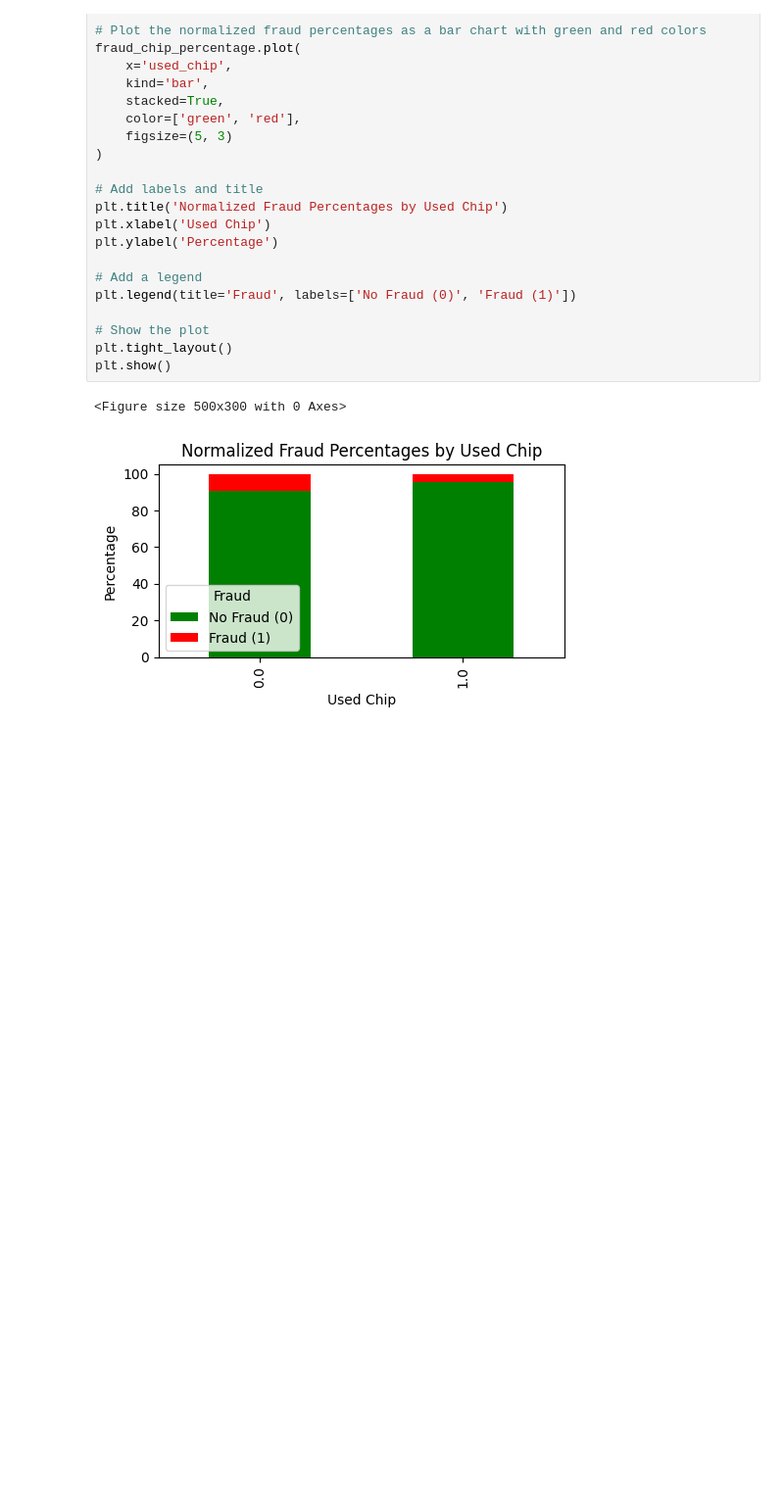
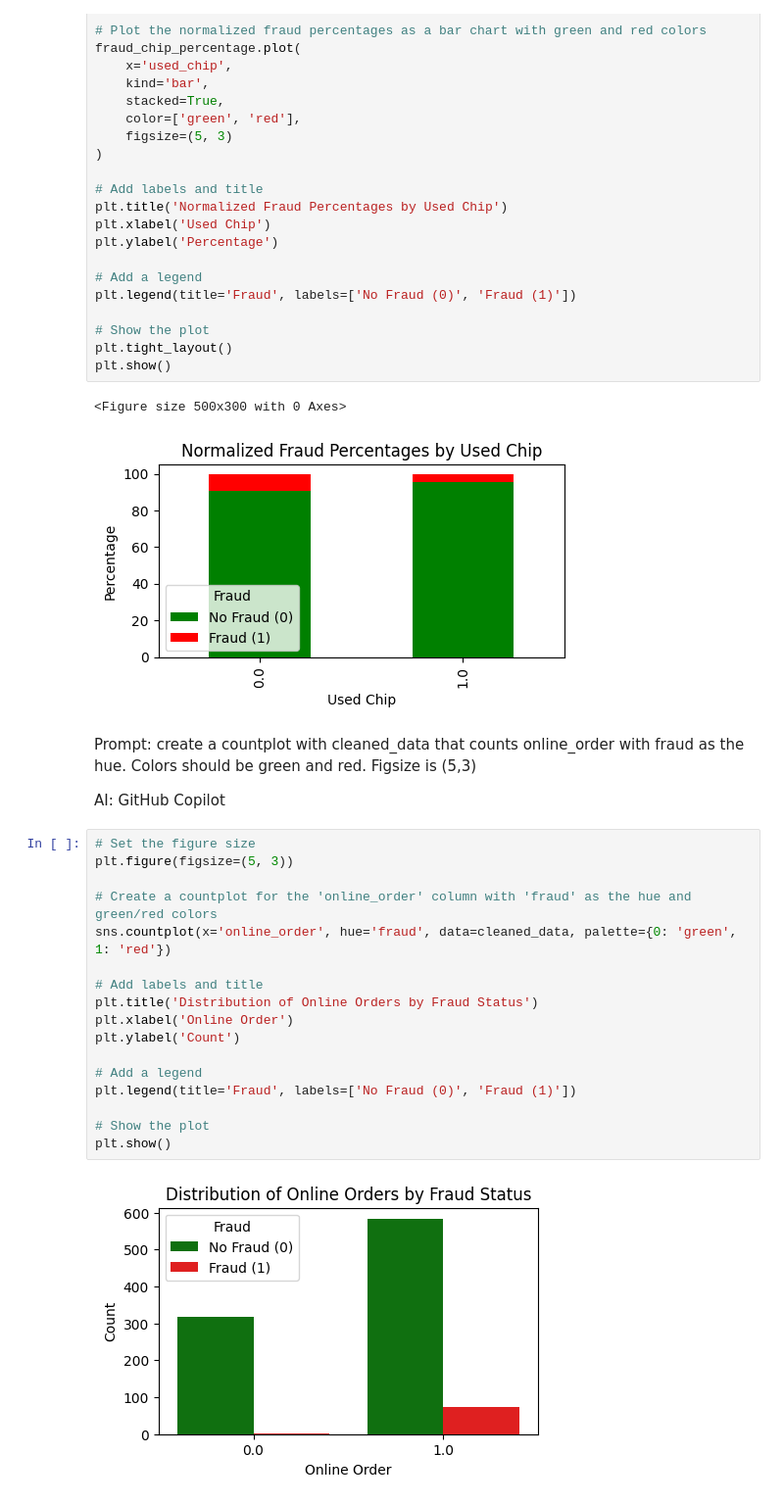
Before and after one commit to scottie-housholder/MAT311-AI-Assignment, a Jupyter notebook: AI_fraud_detection.ipynb, the cells around one changed output. Shown at 98% size. Cells and saved outputs as stored; diff of their text form; blank space fills up the shorter version.

```diff
--- a/AI_fraud_detection.ipynb
+++ b/AI_fraud_detection.ipynb
@@ -337,3 +337,26 @@ plt.show()
 # %% [output]
 <Figure size 500x300 with 0 Axes>
 [figure]
+# %% [markdown]
+Prompt: create a countplot with cleaned_data that counts online_order with fraud as the hue. Colors should be green and red. Figsize is (5,3)
+
+AI: GitHub Copilot
+# %%
+# Set the figure size
+plt.figure(figsize=(5, 3))
+
+# Create a countplot for the 'online_order' column with 'fraud' as the hue and green/red colors
+sns.countplot(x='online_order', hue='fraud', data=cleaned_data, palette={0: 'green', 1: 'red'})
+
+# Add labels and title
+plt.title('Distribution of Online Orders by Fraud Status')
+plt.xlabel('Online Order')
+plt.ylabel('Count')
+
+# Add a legend
+plt.legend(title='Fraud', labels=['No Fraud (0)', 'Fraud (1)'])
+
+# Show the plot
+plt.show()
+# %% [output]
+[figure, added]
```
Also changed, not shown: parts of 2 cells of this notebook.
